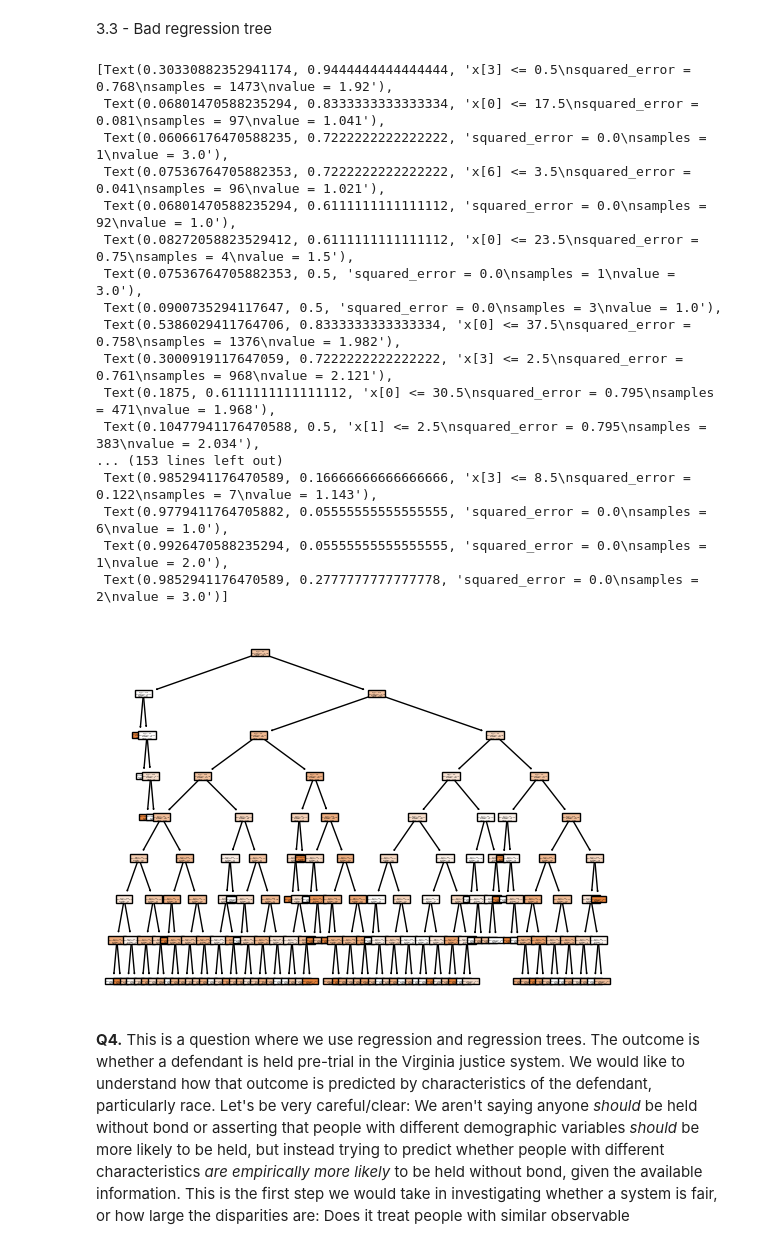
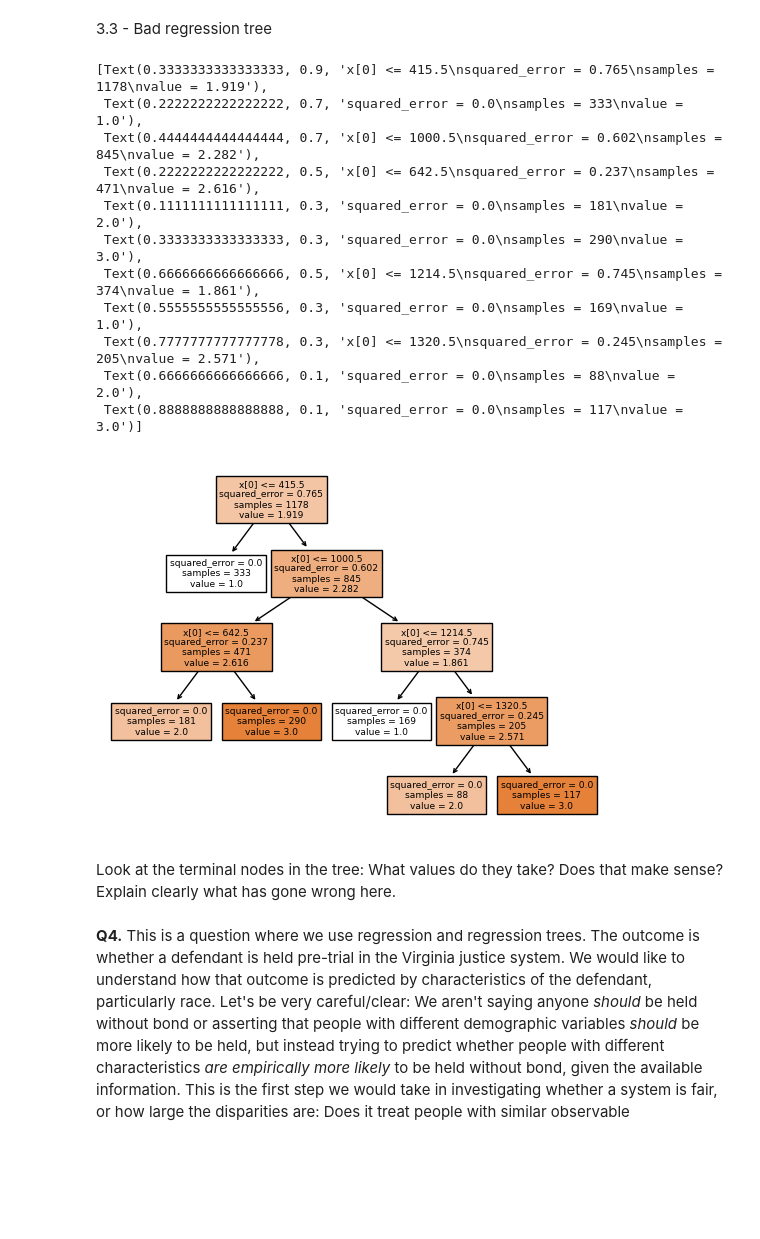
Before and after one commit to Sabrina-Hendricks/assignment4, a Jupyter notebook: assignment4.ipynb, the cells around one changed output. Cells and saved outputs as stored; diff of their text form; code cells hidden in the pictures; blank space fills up the shorter version.

Commit message:
Fixed tree in Q3 (maybe?)

```diff
--- a/assignment4.ipynb
+++ b/assignment4.ipynb
@@ -609,31 +609,30 @@ X_train, X_test, y_train, y_test = train_test_split(X,y,test_size=.2,random_stat
 # %% [markdown]
 3.3 - Bad regression tree
 # %%
-# Fit decision tree:
+y = data['method'] # Create target variable vector
+X = data.drop(['method', 'edu', 'edu_spouse', 'religion', 'working','spouse_occupation', 'standardOfLivingIndex','mediaExposure'], axis=1)
+X_train, X_test, y_train, y_test = train_test_split(X,y,test_size=.2,random_state=100)
+
 reg = DecisionTreeRegressor(max_depth=8, random_state=100)
 reg.fit(X_train, y_train)
 
 # Visualize results:
 tree.plot_tree(reg,filled=True)
 # %% [output]
-[Text(0.30330882352941174, 0.9444444444444444, 'x[3] <= 0.5\nsquared_error = 0.768\nsamples = 1473\nvalue = 1.92'),
- Text(0.06801470588235294, 0.8333333333333334, 'x[0] <= 17.5\nsquared_error = 0.081\nsamples = 97\nvalue = 1.041'),
- Text(0.06066176470588235, 0.7222222222222222, 'squared_error = 0.0\nsamples = 1\nvalue = 3.0'),
- Text(0.07536764705882353, 0.7222222222222222, 'x[6] <= 3.5\nsquared_error = 0.041\nsamples = 96\nvalue = 1.021'),
- Text(0.06801470588235294, 0.6111111111111112, 'squared_error = 0.0\nsamples = 92\nvalue = 1.0'),
- Text(0.08272058823529412, 0.6111111111111112, 'x[0] <= 23.5\nsquared_error = 0.75\nsamples = 4\nvalue = 1.5'),
- Text(0.07536764705882353, 0.5, 'squared_error = 0.0\nsamples = 1\nvalue = 3.0'),
- Text(0.0900735294117647, 0.5, 'squared_error = 0.0\nsamples = 3\nvalue = 1.0'),
- Text(0.5386029411764706, 0.8333333333333334, 'x[0] <= 37.5\nsquared_error = 0.758\nsamples = 1376\nvalue = 1.982'),
- Text(0.3000919117647059, 0.7222222222222222, 'x[3] <= 2.5\nsquared_error = 0.761\nsamples = 968\nvalue = 2.121'),
- Text(0.1875, 0.6111111111111112, 'x[0] <= 30.5\nsquared_error = 0.795\nsamples = 471\nvalue = 1.968'),
- Text(0.10477941176470588, 0.5, 'x[1] <= 2.5\nsquared_error = 0.795\nsamples = 383\nvalue = 2.034'),
-... (153 lines left out)
- Text(0.9852941176470589, 0.16666666666666666, 'x[3] <= 8.5\nsquared_error = 0.122\nsamples = 7\nvalue = 1.143'),
- Text(0.9779411764705882, 0.05555555555555555, 'squared_error = 0.0\nsamples = 6\nvalue = 1.0'),
- Text(0.9926470588235294, 0.05555555555555555, 'squared_error = 0.0\nsamples = 1\nvalue = 2.0'),
- Text(0.9852941176470589, 0.2777777777777778, 'squared_error = 0.0\nsamples = 2\nvalue = 3.0')]
+[Text(0.3333333333333333, 0.9, 'x[0] <= 415.5\nsquared_error = 0.765\nsamples = 1178\nvalue = 1.919'),
+ Text(0.2222222222222222, 0.7, 'squared_error = 0.0\nsamples = 333\nvalue = 1.0'),
+ Text(0.4444444444444444, 0.7, 'x[0] <= 1000.5\nsquared_error = 0.602\nsamples = 845\nvalue = 2.282'),
+ Text(0.2222222222222222, 0.5, 'x[0] <= 642.5\nsquared_error = 0.237\nsamples = 471\nvalue = 2.616'),
+ Text(0.1111111111111111, 0.3, 'squared_error = 0.0\nsamples = 181\nvalue = 2.0'),
+ Text(0.3333333333333333, 0.3, 'squared_error = 0.0\nsamples = 290\nvalue = 3.0'),
+ Text(0.6666666666666666, 0.5, 'x[0] <= 1214.5\nsquared_error = 0.745\nsamples = 374\nvalue = 1.861'),
+ Text(0.5555555555555556, 0.3, 'squared_error = 0.0\nsamples = 169\nvalue = 1.0'),
+ Text(0.7777777777777778, 0.3, 'x[0] <= 1320.5\nsquared_error = 0.245\nsamples = 205\nvalue = 2.571'),
+ Text(0.6666666666666666, 0.1, 'squared_error = 0.0\nsamples = 88\nvalue = 2.0'),
+ Text(0.8888888888888888, 0.1, 'squared_error = 0.0\nsamples = 117\nvalue = 3.0')]
-[figure, old version]
+[figure, new version]
+# %% [markdown]
+Look at the terminal nodes in the tree: What values do they take? Does that make sense? Explain clearly what has gone wrong here.
 # %% [markdown]
 **Q4.** This is a question where we use regression and regression trees. The outcome is whether a defendant is held pre-trial in the Virginia justice system. We would like to understand how that outcome is predicted by characteristics of the defendant, particularly race. Let's be very careful/clear: We aren't saying anyone *should* be held without bond or asserting that people with different demographic variables *should* be more likely to be held, but instead trying to predict whether people with different characteristics *are empirically more likely* to be held without bond, given the available information. This is the first step we would take in investigating whether a system is fair, or how large the disparities are: Does it treat people with similar observable characteristics similarly, or not? We are going to look at a common question: Are Black defendants treated differently from white or Asian ones? (There are Native American defendants, but there are 11 in total, which is such a small number of observations that is difficult to clearly say anything about how this group is treated relative to the others.)
 
```
